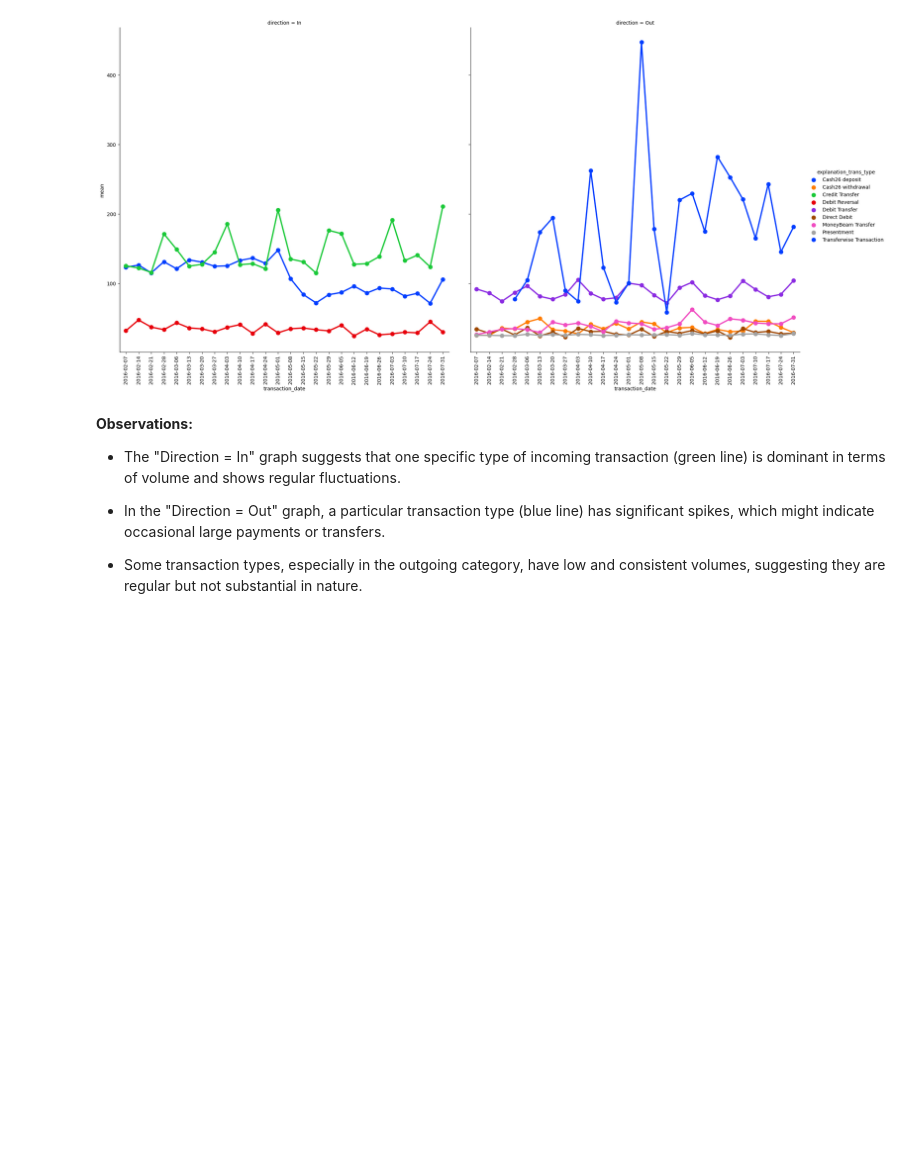
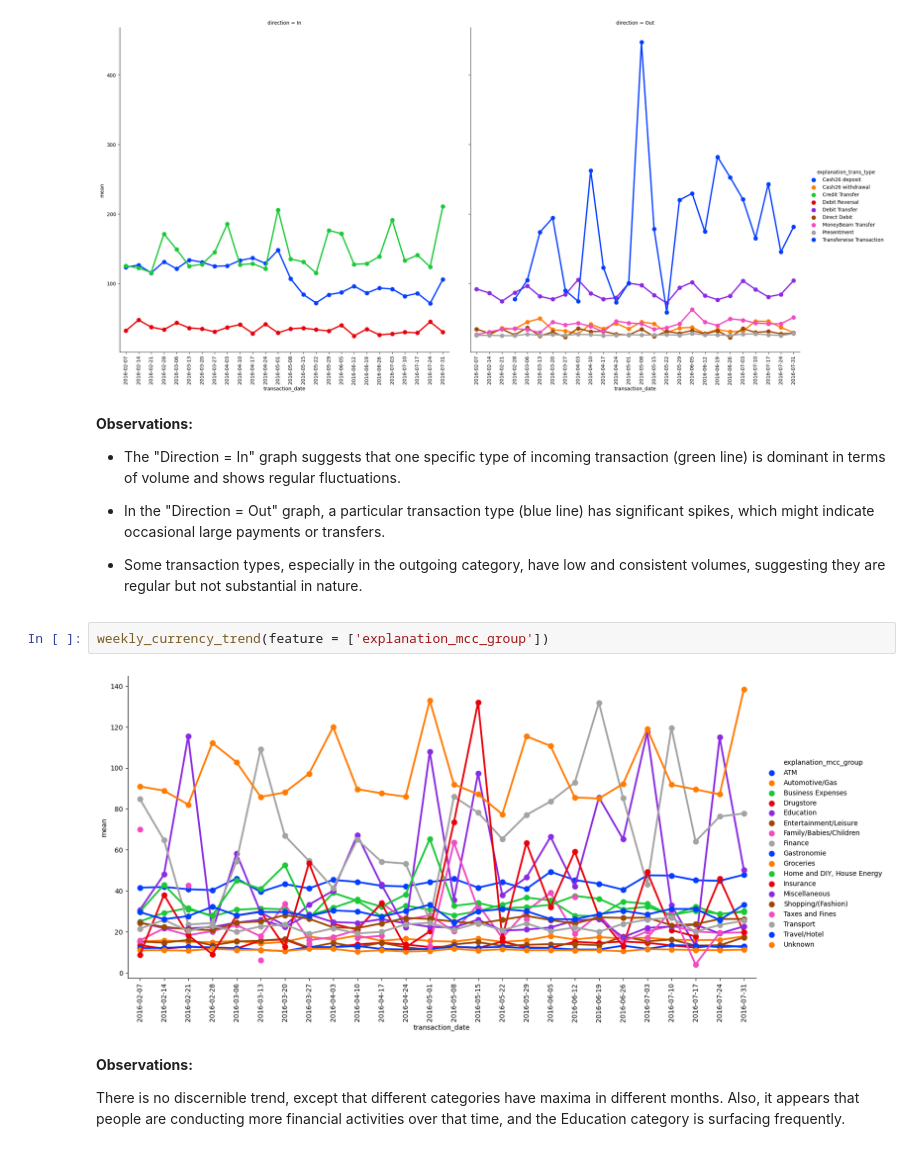
Before and after one commit to ajits-github/TimeSeries_Income_And_Expense_Prediction, a Jupyter notebook: TimeSeries_Income_And_Expense_Prediction.ipynb, the cells around one changed output. Cells and saved outputs as stored; diff of their text form; blank space fills up the shorter version.

```diff
--- a/TimeSeries_Income_And_Expense_Prediction.ipynb
+++ b/TimeSeries_Income_And_Expense_Prediction.ipynb
@@ -792,3 +792,11 @@ weekly_currency_trend(feature= ['explanation_trans_type', 'direction'])
 - In the "Direction = Out" graph, a particular transaction type (blue line) has significant spikes, which might indicate occasional large payments or transfers.
 
 - Some transaction types, especially in the outgoing category, have low and consistent volumes, suggesting they are regular but not substantial in nature.
+# %%
+weekly_currency_trend(feature = ['explanation_mcc_group'])
+# %% [output]
+[figure, added]
+# %% [markdown]
+**Observations:**
+
+There is no discernible trend, except that different categories have maxima in different months. Also, it appears that people are conducting more financial activities over that time, and the Education category is surfacing frequently.
```
